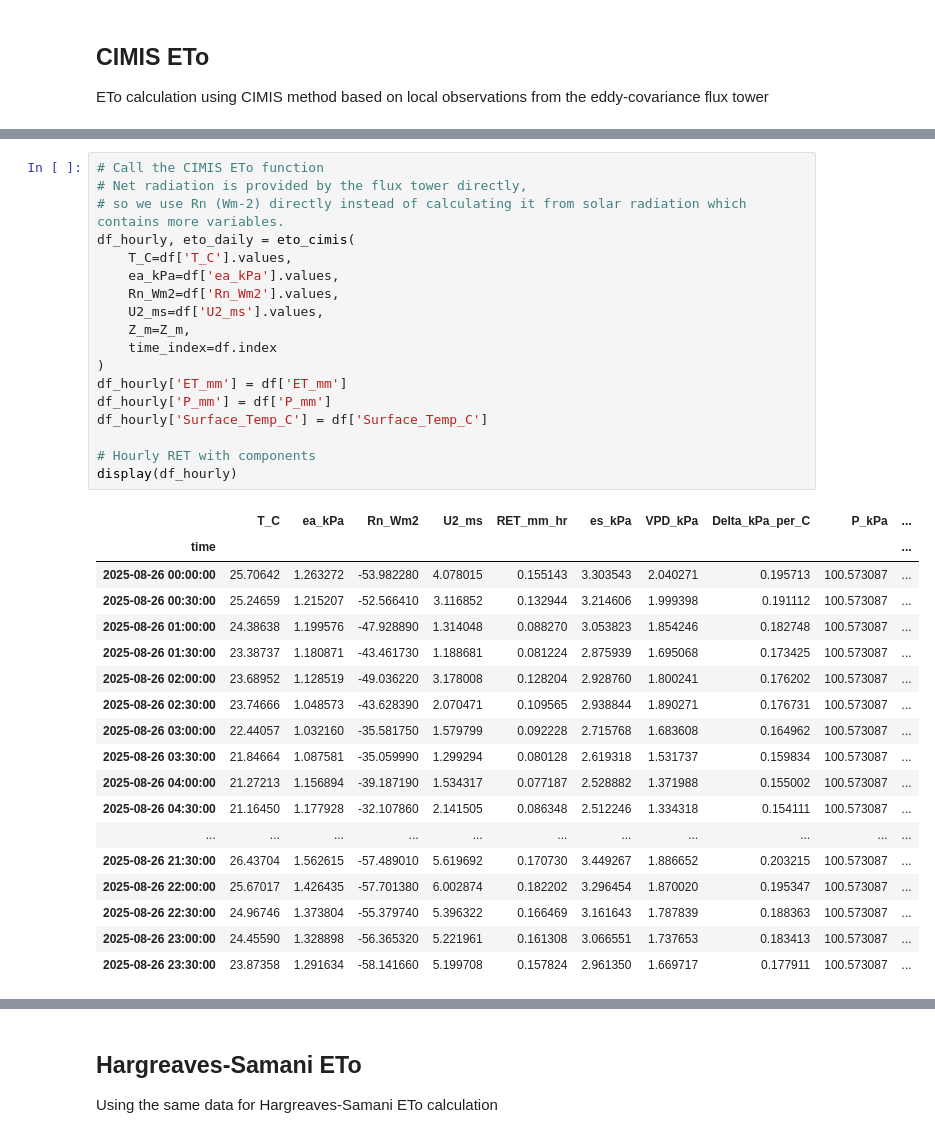
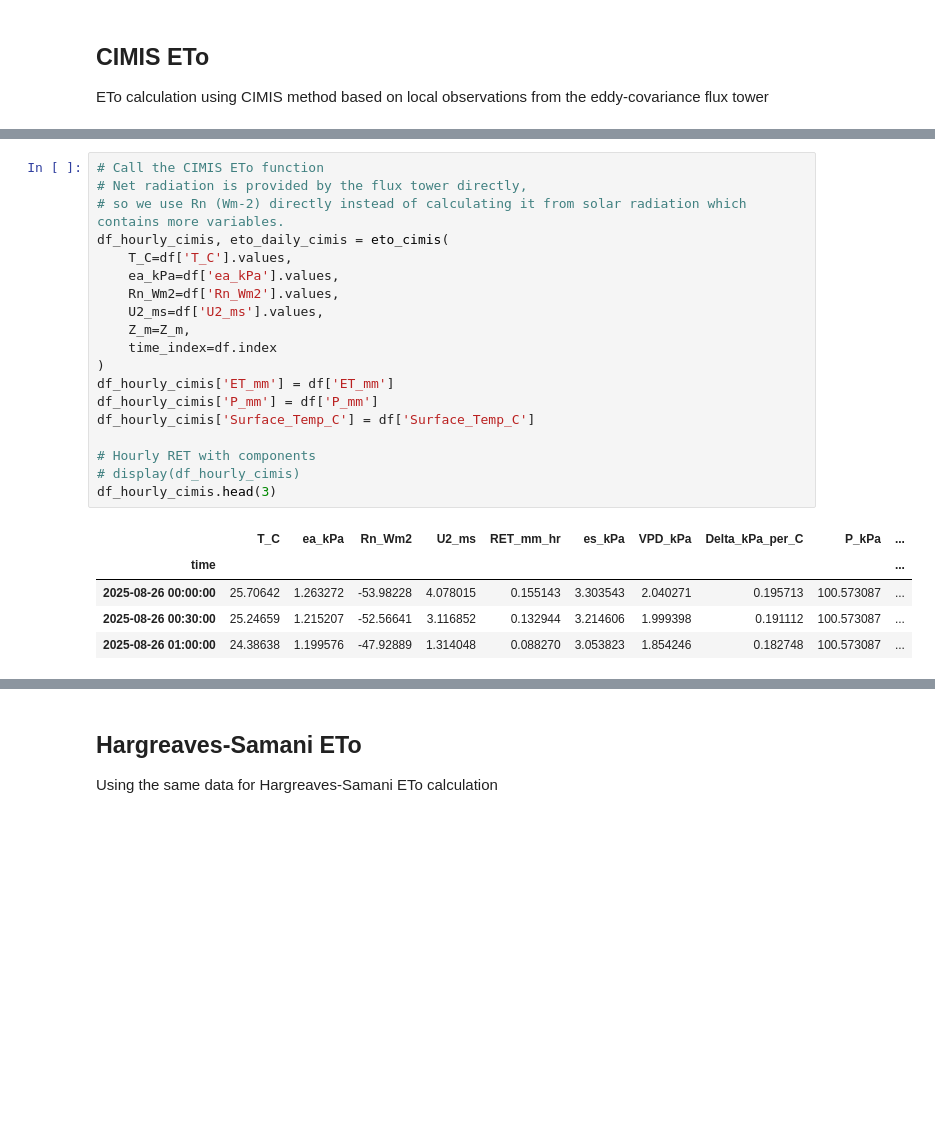
Before and after one commit to RuiGao9/ET_Learning_Notes, a Jupyter notebook: main.ipynb, the cells around one changed output, grey strips where cells are left out. Saved outputs shown, nothing was run; the diff lists cells and outputs as text; blank space fills up the shorter version.

```diff
--- a/main.ipynb
+++ b/main.ipynb
@@ -60,37 +66,25 @@ ImportError: Missing optional dependency 'openpyxl'.  Use pip or conda to instal
 # %%
 # Call the CIMIS ETo function
 # Net radiation is provided by the flux tower directly,
 # so we use Rn (Wm-2) directly instead of calculating it from solar radiation which contains more variables.
-df_hourly, eto_daily = eto_cimis(
+df_hourly_cimis, eto_daily_cimis = eto_cimis(
     T_C=df['T_C'].values,
     ea_kPa=df['ea_kPa'].values,
     Rn_Wm2=df['Rn_Wm2'].values,
     U2_ms=df['U2_ms'].values,
     Z_m=Z_m,
     time_index=df.index
 )
-df_hourly['ET_mm'] = df['ET_mm']
-df_hourly['P_mm'] = df['P_mm']
-df_hourly['Surface_Temp_C'] = df['Surface_Temp_C']
+df_hourly_cimis['ET_mm'] = df['ET_mm']
+df_hourly_cimis['P_mm'] = df['P_mm']
+df_hourly_cimis['Surface_Temp_C'] = df['Surface_Temp_C']
 
 # Hourly RET with components
-display(df_hourly)
+# display(df_hourly_cimis)
+df_hourly_cimis.head(3)
 # %% [output]
 |  | T_C | ea_kPa | Rn_Wm2 | U2_ms | RET_mm_hr | es_kPa | VPD_kPa | Delta_kPa_per_C | P_kPa | ... |
 | time |  |  |  |  |  |  |  |  |  | ... |
-| 2025-08-26 00:00:00 | 25.70642 | 1.263272 | -53.982280 | 4.078015 | 0.155143 | 3.303543 | 2.040271 | 0.195713 | 100.573087 | ... |
-| 2025-08-26 00:30:00 | 25.24659 | 1.215207 | -52.566410 | 3.116852 | 0.132944 | 3.214606 | 1.999398 | 0.191112 | 100.573087 | ... |
-| 2025-08-26 01:00:00 | 24.38638 | 1.199576 | -47.928890 | 1.314048 | 0.088270 | 3.053823 | 1.854246 | 0.182748 | 100.573087 | ... |
-| 2025-08-26 01:30:00 | 23.38737 | 1.180871 | -43.461730 | 1.188681 | 0.081224 | 2.875939 | 1.695068 | 0.173425 | 100.573087 | ... |
-| 2025-08-26 02:00:00 | 23.68952 | 1.128519 | -49.036220 | 3.178008 | 0.128204 | 2.928760 | 1.800241 | 0.176202 | 100.573087 | ... |
-| 2025-08-26 02:30:00 | 23.74666 | 1.048573 | -43.628390 | 2.070471 | 0.109565 | 2.938844 | 1.890271 | 0.176731 | 100.573087 | ... |
-| 2025-08-26 03:00:00 | 22.44057 | 1.032160 | -35.581750 | 1.579799 | 0.092228 | 2.715768 | 1.683608 | 0.164962 | 100.573087 | ... |
-| 2025-08-26 03:30:00 | 21.84664 | 1.087581 | -35.059990 | 1.299294 | 0.080128 | 2.619318 | 1.531737 | 0.159834 | 100.573087 | ... |
-| 2025-08-26 04:00:00 | 21.27213 | 1.156894 | -39.187190 | 1.534317 | 0.077187 | 2.528882 | 1.371988 | 0.155002 | 100.573087 | ... |
-| 2025-08-26 04:30:00 | 21.16450 | 1.177928 | -32.107860 | 2.141505 | 0.086348 | 2.512246 | 1.334318 | 0.154111 | 100.573087 | ... |
-| ... | ... | ... | ... | ... | ... | ... | ... | ... | ... | ... |
-| 2025-08-26 21:30:00 | 26.43704 | 1.562615 | -57.489010 | 5.619692 | 0.170730 | 3.449267 | 1.886652 | 0.203215 | 100.573087 | ... |
-| 2025-08-26 22:00:00 | 25.67017 | 1.426435 | -57.701380 | 6.002874 | 0.182202 | 3.296454 | 1.870020 | 0.195347 | 100.573087 | ... |
-| 2025-08-26 22:30:00 | 24.96746 | 1.373804 | -55.379740 | 5.396322 | 0.166469 | 3.161643 | 1.787839 | 0.188363 | 100.573087 | ... |
-| 2025-08-26 23:00:00 | 24.45590 | 1.328898 | -56.365320 | 5.221961 | 0.161308 | 3.066551 | 1.737653 | 0.183413 | 100.573087 | ... |
-| 2025-08-26 23:30:00 | 23.87358 | 1.291634 | -58.141660 | 5.199708 | 0.157824 | 2.961350 | 1.669717 | 0.177911 | 100.573087 | ... |
+| 2025-08-26 00:00:00 | 25.70642 | 1.263272 | -53.98228 | 4.078015 | 0.155143 | 3.303543 | 2.040271 | 0.195713 | 100.573087 | ... |
+| 2025-08-26 00:30:00 | 25.24659 | 1.215207 | -52.56641 | 3.116852 | 0.132944 | 3.214606 | 1.999398 | 0.191112 | 100.573087 | ... |
+| 2025-08-26 01:00:00 | 24.38638 | 1.199576 | -47.92889 | 1.314048 | 0.088270 | 3.053823 | 1.854246 | 0.182748 | 100.573087 | ... |
```
Also changed, not shown: parts of 14 cells of this notebook, 1 other file.
